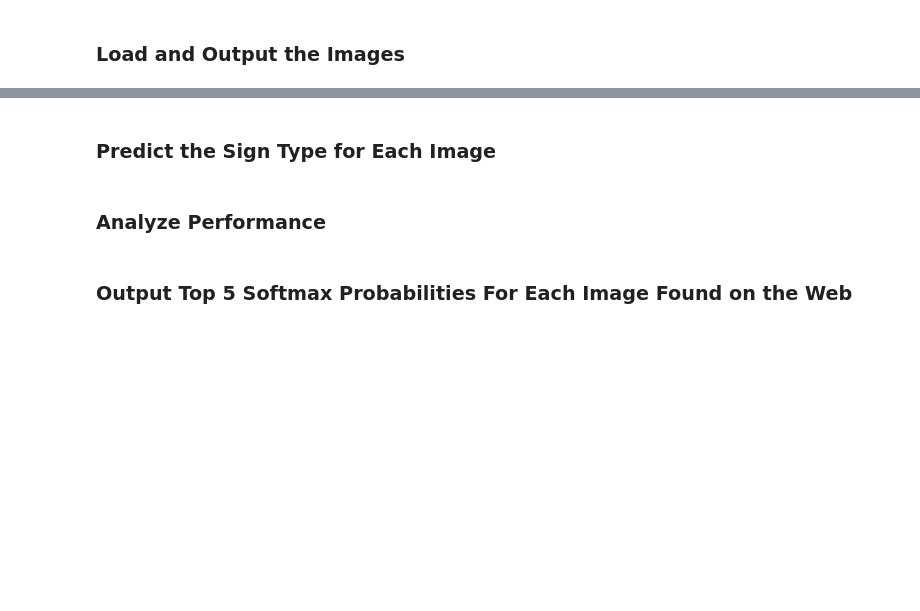
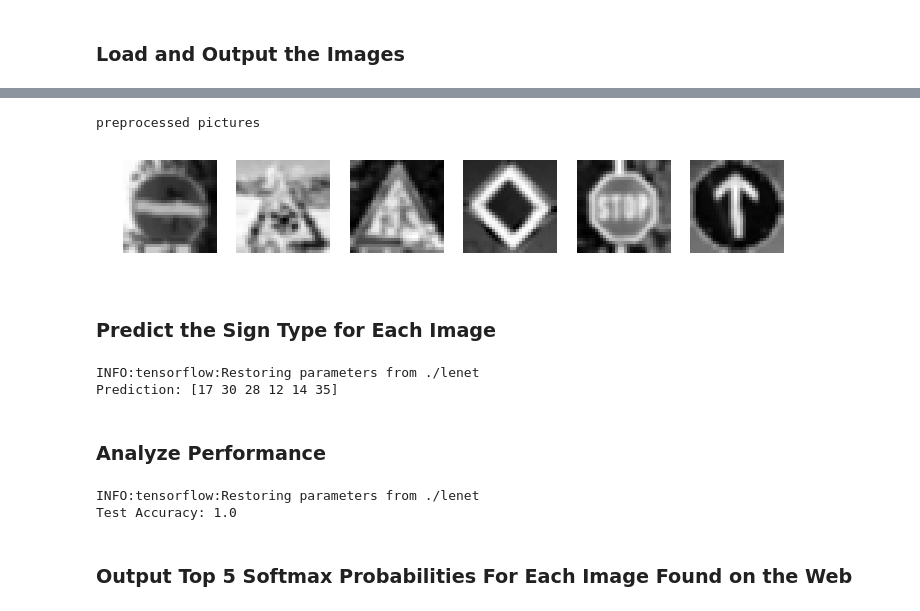
Before and after one commit to binderjens/udacity-sdc, a Jupyter notebook: TrafficSigns-P2/Traffic_Sign_Classifier.ipynb, the cells around one changed output, grey strips where cells are left out. Saved outputs shown, nothing was run; the diff lists cells and outputs as text; code cells hidden in the pictures; blank space fills up the shorter version.

```diff
--- a/TrafficSigns-P2/Traffic_Sign_Classifier.ipynb
+++ b/TrafficSigns-P2/Traffic_Sign_Classifier.ipynb
@@ -233,0 +213,11 @@ n_dimension = 1
+# %%
+def normalize(img):
+    return (img.astype(float) - 128)/128
+
+def normalize_img_set(img_set):
+    return np.array([ normalize(img) for img in img_set])
+
+# normalize the images from 0..255 to -1.0 to +1.0
+X_train_yuv_normalized = normalize_img_set(X_train_yuv)
+X_valid_yuv_normalized = normalize_img_set(X_valid_yuv)
+X_test_yuv_normalized = normalize_img_set(X_test_yuv)
@@ -388,14 +449,47 @@ You may find `signnames.csv` useful as it contains mappings from the class id (i
+# %%
+web_images_yuv = transform_to_yuv(np.array(web_images))
+
+web_images_yuv_norm = normalize_img_set(np.array(web_images_yuv))
+
+print('preprocessed pictures')
+plot_images(web_images_yuv_norm[:,:,:,0],cmap='gray')
+
+# using 1 or 3 dimensions
+#web_images_yuv_norm = reduce_dimensions(np.array(web_images_yuv_norm))
+
+# the labels for the web pics
+y_web_pics=np.array([17,30,28,12,14,35])
+# %% [output]
+preprocessed pictures
+[figure, added]
 # %% [markdown]
 ### Predict the Sign Type for Each Image
 # %%
 ### Run the predictions here and use the model to output the prediction for each image.
 ### Make sure to pre-process the images with the same pre-processing pipeline used earlier.
 ### Feel free to use as many code cells as needed.
+# Launch the model on the test data
+with tf.Session() as sess:
+    saver.restore(sess, './lenet')
+    # run the net on the test data and get the predicted classes
+    predicition = sess.run(tf.argmax(logits, 1), feed_dict={x: web_images_yuv_norm, y: y_web_pics, keep_prob : 1.0})
+    print('Prediction: {}'.format(predicition))
+# %% [output]
+INFO:tensorflow:Restoring parameters from ./lenet
+Prediction: [17 30 28 12 14 35]
 # %% [markdown]
 ### Analyze Performance
 # %%
 ### Calculate the accuracy for these 5 new images.
 ### For example, if the model predicted 1 out of 5 signs correctly, it's 20% accurate on these new images.
+with tf.Session() as sess:
+    saver.restore(sess, './lenet')
+    test_accuracy = evaluate(web_images_yuv_norm, y_web_pics)
+
+print('Test Accuracy: {}'.format(test_accuracy))
+# %% [output]
+INFO:tensorflow:Restoring parameters from ./lenet
+Test Accuracy: 1.0
 # %% [markdown]
 ### Output Top 5 Softmax Probabilities For Each Image Found on the Web
 # %% [markdown]
```
Also changed, not shown: parts of 28 cells of this notebook, 11 other files.
